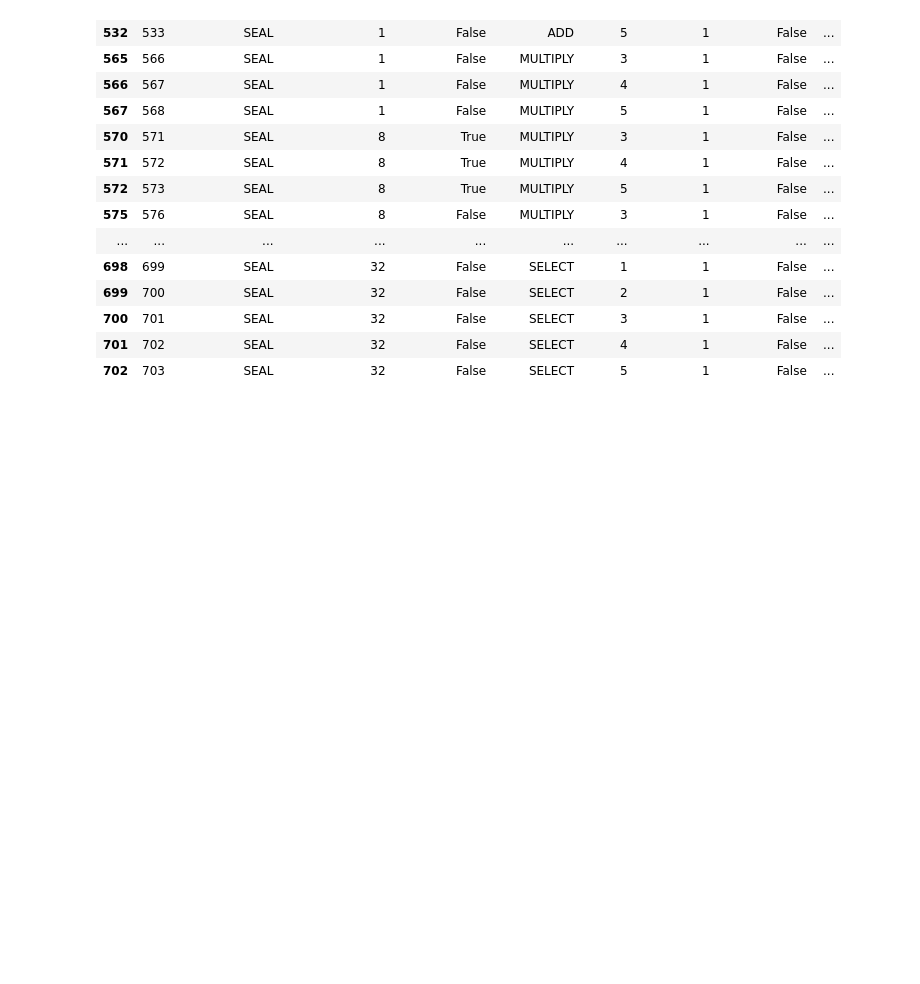
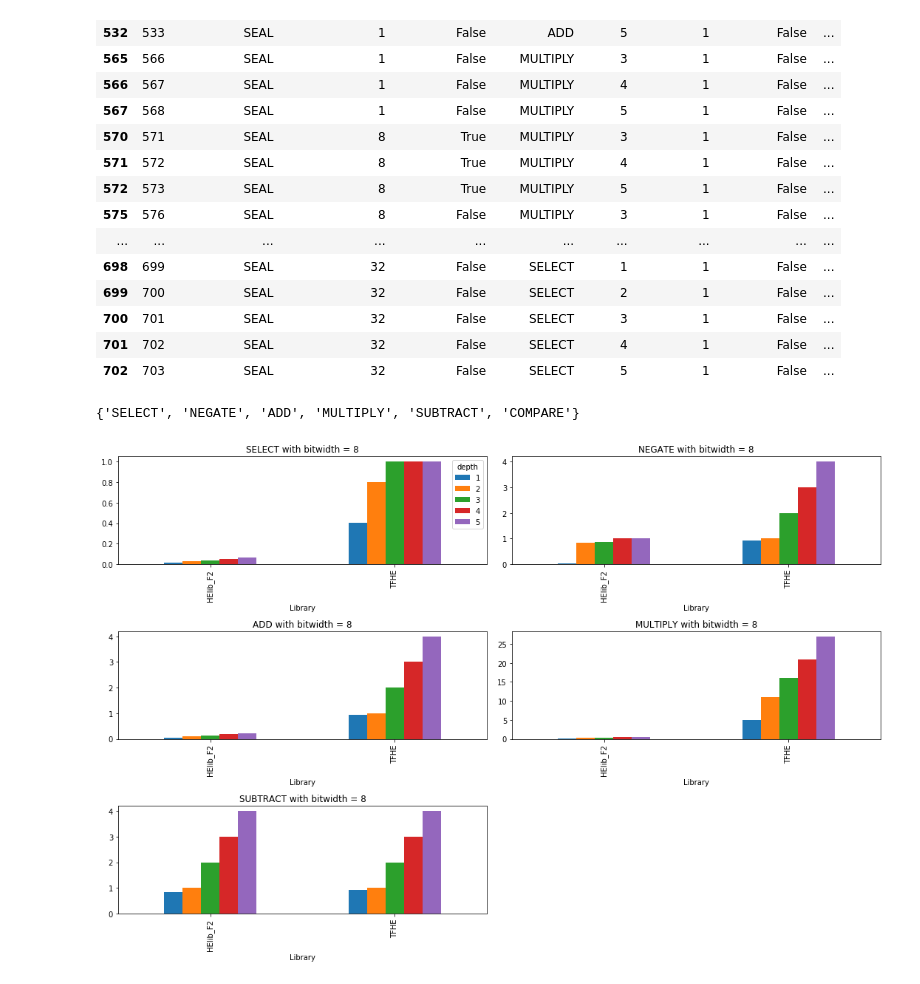
Before and after one commit to alan-turing-institute/SHEEP, a Jupyter notebook: Low-level-benchmarks.ipynb, the cells around one changed output. Cells and saved outputs as stored; diff of their text form; code cells hidden in the pictures; blank space fills up the shorter version.

```diff
--- a/Low-level-benchmarks.ipynb
+++ b/Low-level-benchmarks.ipynb
@@ -49,7 +49,26 @@ false_rows.head(100)
 # %%
 def libs_op_depth(op_str, bitwidth, is_signed, libs_list):
     rows = all_rows[(all_rows.input_bitwidth==bitwidth) & (all_rows.gate_name==op_str) & all_rows.context_name.isin(libs_list) & (all_rows.input_signed==is_signed)]
     rows.context_name.name = "Library"
     rows.execution_time.name = "Time (s)"
     return rows.pivot(index='context_name', columns='depth', values='execution_time')
+
+all_ops = set(all_rows.gate_name)
+print(all_ops)
+all_libs = ["HElib_F2", "HElib_Fp", "TFHE", "SEAL"]
+bitwidth = 8
+is_signed = True
+for i, op in enumerate(all_ops):
+    if op == "COMPARE": continue
+    libs = ["HElib_Fp", "SEAL"]
+    libs = ["HElib_F2", "TFHE"]# all_libs
+    rows = libs_op_depth(op, bitwidth, is_signed, libs)
+    axis = plt.subplot((len(all_ops) + 2 // 2) // 2, 2, i + 1)
+    #axis.set_yscale("log")
+    rows.plot(ax=axis, title=op + ' with bitwidth = ' + str(bitwidth), kind='bar', figsize=(15, 10), legend=False if i!=0 else True)
+plt.tight_layout()
+plt.show()
+# %% [output]
+{'SELECT', 'NEGATE', 'ADD', 'MULTIPLY', 'SUBTRACT', 'COMPARE'}
+[figure, added]
 # %%
```
Also changed, not shown: parts of 8 cells of this notebook.
